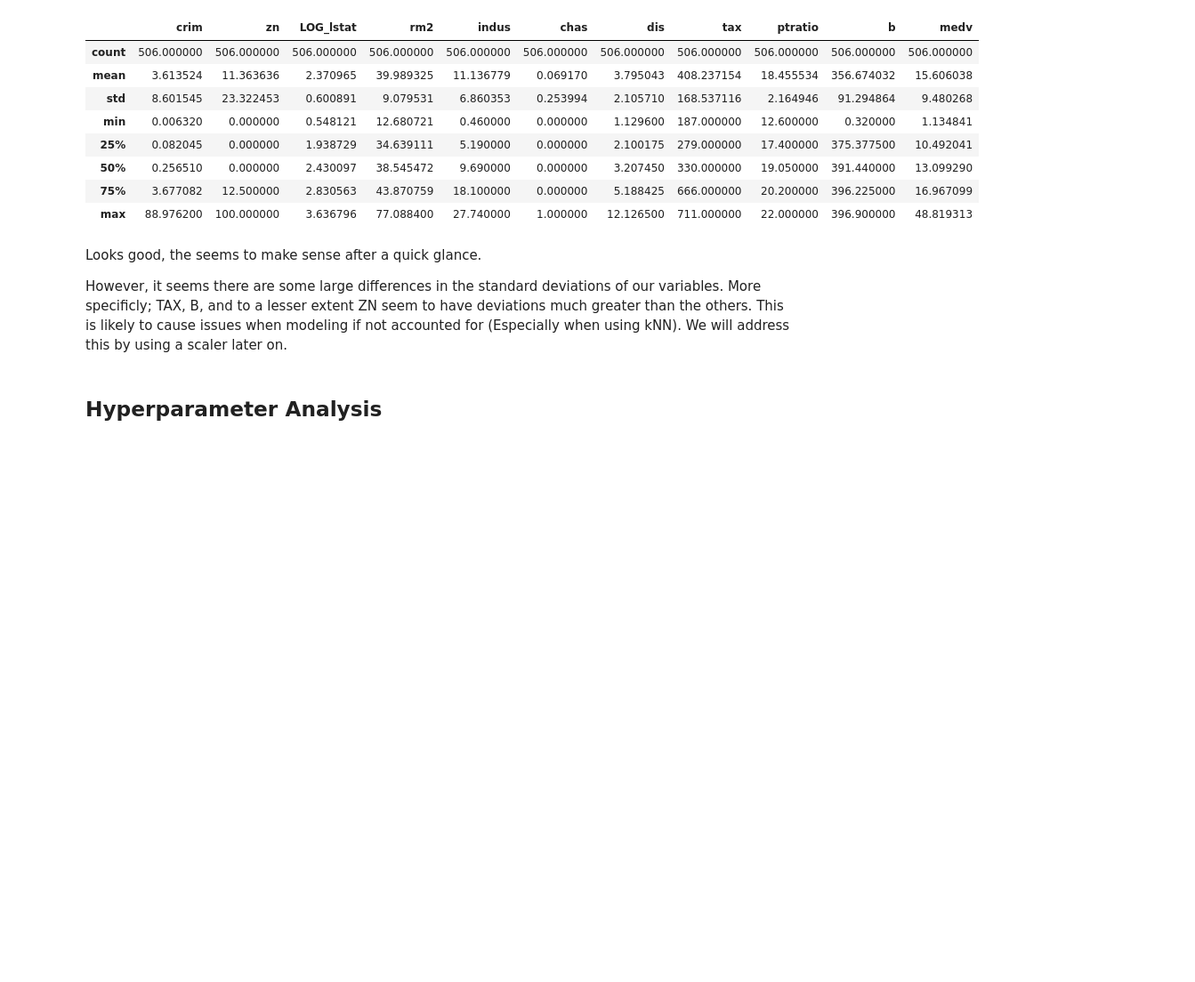
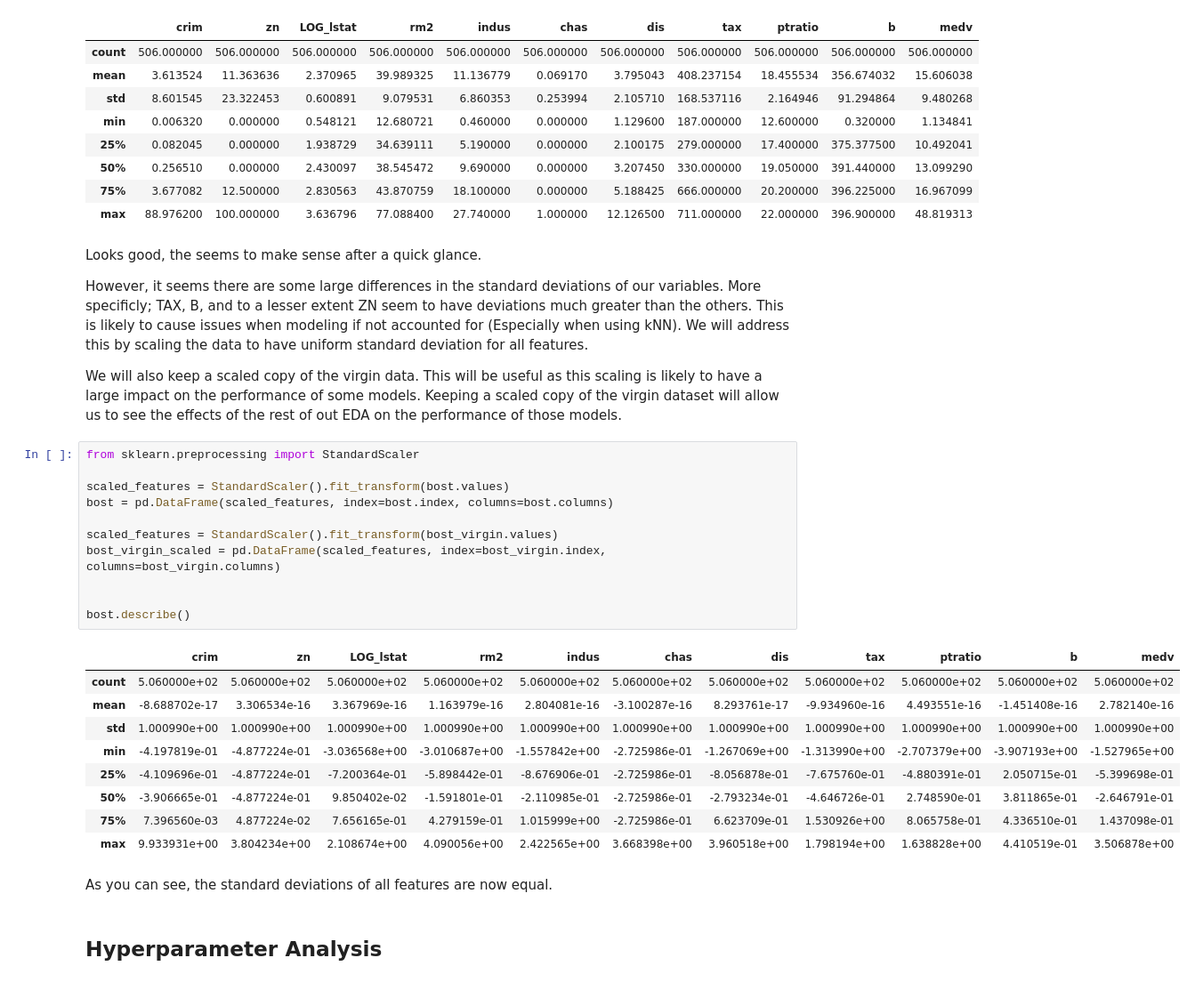
Before and after one commit to JacksonKerr/LinearRegression, a Jupyter notebook: Assignment.ipynb, the cells around one changed output. Shown: that part at 89% size. Drawn from its saved outputs; the diff is of its cells as text; blank space fills up the shorter version.

```diff
--- a/Assignment.ipynb
+++ b/Assignment.ipynb
@@ -266,7 +266,32 @@ bost.describe()
 # %% [markdown]
 Looks good, the seems to make sense after a quick glance.
 
-However, it seems there are some large differences in the standard deviations of our variables. More specificly; TAX, B, and to a lesser extent ZN seem to have deviations much greater than the others. This is likely to cause issues when modeling if not accounted for (Especially when using kNN). We will address this by using a scaler later on.
+However, it seems there are some large differences in the standard deviations of our variables. More specificly; TAX, B, and to a lesser extent ZN seem to have deviations much greater than the others. This is likely to cause issues when modeling if not accounted for (Especially when using kNN). We will address this by scaling the data to have uniform standard deviation for all features.
+
+We will also keep a scaled copy of the virgin data. This will be useful as this scaling is likely to have a large impact on the performance of some models. Keeping a scaled copy of the virgin dataset will allow us to see the effects of the rest of out EDA on the performance of those models.
+# %%
+from sklearn.preprocessing import StandardScaler
+
+scaled_features = StandardScaler().fit_transform(bost.values)
+bost = pd.DataFrame(scaled_features, index=bost.index, columns=bost.columns)
+
+scaled_features = StandardScaler().fit_transform(bost_virgin.values)
+bost_virgin_scaled = pd.DataFrame(scaled_features, index=bost_virgin.index, columns=bost_virgin.columns)
+
+
+bost.describe()
+# %% [output]
+|  | crim | zn | LOG_lstat | rm2 | indus | chas | dis | tax | ptratio | b | medv |
+| count | 5.060000e+02 | 5.060000e+02 | 5.060000e+02 | 5.060000e+02 | 5.060000e+02 | 5.060000e+02 | 5.060000e+02 | 5.060000e+02 | 5.060000e+02 | 5.060000e+02 | 5.060000e+02 |
+| mean | -8.688702e-17 | 3.306534e-16 | 3.367969e-16 | 1.163979e-16 | 2.804081e-16 | -3.100287e-16 | 8.293761e-17 | -9.934960e-16 | 4.493551e-16 | -1.451408e-16 | 2.782140e-16 |
+| std | 1.000990e+00 | 1.000990e+00 | 1.000990e+00 | 1.000990e+00 | 1.000990e+00 | 1.000990e+00 | 1.000990e+00 | 1.000990e+00 | 1.000990e+00 | 1.000990e+00 | 1.000990e+00 |
+| min | -4.197819e-01 | -4.877224e-01 | -3.036568e+00 | -3.010687e+00 | -1.557842e+00 | -2.725986e-01 | -1.267069e+00 | -1.313990e+00 | -2.707379e+00 | -3.907193e+00 | -1.527965e+00 |
+| 25% | -4.109696e-01 | -4.877224e-01 | -7.200364e-01 | -5.898442e-01 | -8.676906e-01 | -2.725986e-01 | -8.056878e-01 | -7.675760e-01 | -4.880391e-01 | 2.050715e-01 | -5.399698e-01 |
+| 50% | -3.906665e-01 | -4.877224e-01 | 9.850402e-02 | -1.591801e-01 | -2.110985e-01 | -2.725986e-01 | -2.793234e-01 | -4.646726e-01 | 2.748590e-01 | 3.811865e-01 | -2.646791e-01 |
+| 75% | 7.396560e-03 | 4.877224e-02 | 7.656165e-01 | 4.279159e-01 | 1.015999e+00 | -2.725986e-01 | 6.623709e-01 | 1.530926e+00 | 8.065758e-01 | 4.336510e-01 | 1.437098e-01 |
+| max | 9.933931e+00 | 3.804234e+00 | 2.108674e+00 | 4.090056e+00 | 2.422565e+00 | 3.668398e+00 | 3.960518e+00 | 1.798194e+00 | 1.638828e+00 | 4.410519e-01 | 3.506878e+00 |
+# %% [markdown]
+As you can see, the standard deviations of all features are now equal.
 # %% [markdown]
 ## Hyperparameter Analysis
 # %% [markdown]
```
Also changed, not shown: parts of 6 cells of this notebook.
